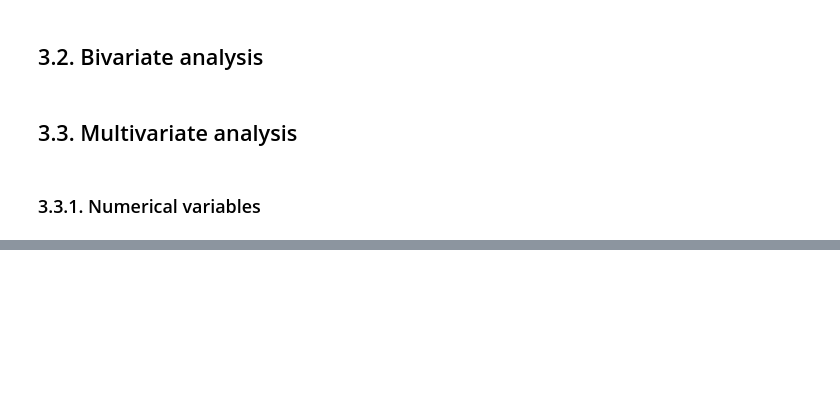
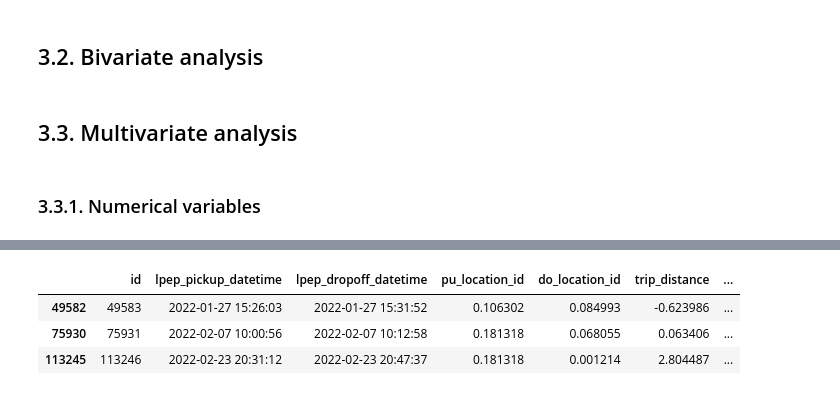
Before and after one commit to cenciati/predict-taxi-fare, a Jupyter notebook: notebooks/experiment-01.ipynb, the cells around one changed output, grey strips where cells are left out. Saved outputs shown, nothing was run; the diff lists cells and outputs as text; code cells hidden in the pictures; blank space fills up the shorter version.

```diff
--- a/notebooks/experiment-01.ipynb
+++ b/notebooks/experiment-01.ipynb
@@ -30,6 +32,7 @@ from src.database.data_ingestion import ingest_data_into_database
 # %%
 CONNECTION_STRING: str | None = os.getenv("CONNECTION_STRING")
 DATA_DIR: str = os.path.join("..", "data")
+PREPROCESSORS_DIR: str = os.path.join("..", "src", "pipeline", "preprocessors")
 # %% [markdown]
 ## 0.2. Helper functions
 # %% [markdown]
@@ -339,0 +387,14 @@ plt.tight_layout()
+# %%
+columns_to_rescale: List[str] =  ["extra", "mta_tax", "tip_amount"]
+for column in columns_to_rescale:
+    robust_scaler = pp.RobustScaler()
+    X_train.loc[:, [column]] = robust_scaler.fit_transform(X_train.loc[:, [column]])
+    X_val.loc[:, [column]] = robust_scaler.transform(X_val.loc[:, [column]])
+    joblib.dump(
+        robust_scaler,
+        os.path.join(
+            PREPROCESSORS_DIR,
+            "robust_scaler",
+            f"{column}.joblib"
+        )
+    )
@@ -339,0 +405,10 @@ plt.tight_layout()
+# %%
+columns_to_one_hot_encode: List[str] = [
+    "vendor_id",
+    "store_and_fwd_flag",
+    "ratecode_id",
+    "payment_type",
+    "trip_type",
+]
+X_train = pd.get_dummies(X_train, columns=columns_to_one_hot_encode, drop_first=True)
+X_val = pd.get_dummies(X_val, columns=columns_to_one_hot_encode, drop_first=True)
@@ -339,0 +417,10 @@ plt.tight_layout()
+# %%
+columns_to_frequency_encode: List[str] = [
+    "pu_location_id",
+    "do_location_id",
+    "location_id"
+]
+for column in columns_to_frequency_encode:
+    column_frequency: pd.Series = X_train.groupby(column).size() / len(X_train)
+    X_train.loc[:, column] = X_train.loc[:, column].map(column_frequency)
+    X_val.loc[:, column] = X_val.loc[:, column].map(column_frequency)
@@ -339,0 +548,8 @@ plt.tight_layout()
+# %%
+# Check it out
+X_train.sample(3)
+# %% [output]
+|  | id | lpep_pickup_datetime | lpep_dropoff_datetime | pu_location_id | do_location_id | trip_distance | ... |
+| 49582 | 49583 | 2022-01-27 15:26:03 | 2022-01-27 15:31:52 | 0.106302 | 0.084993 | -0.623986 | ... |
+| 75930 | 75931 | 2022-02-07 10:00:56 | 2022-02-07 10:12:58 | 0.181318 | 0.068055 | 0.063406 | ... |
+| 113245 | 113246 | 2022-02-23 20:31:12 | 2022-02-23 20:47:37 | 0.181318 | 0.001214 | 2.804487 | ... |
```
Also changed, not shown: parts of 21 cells of this notebook.
